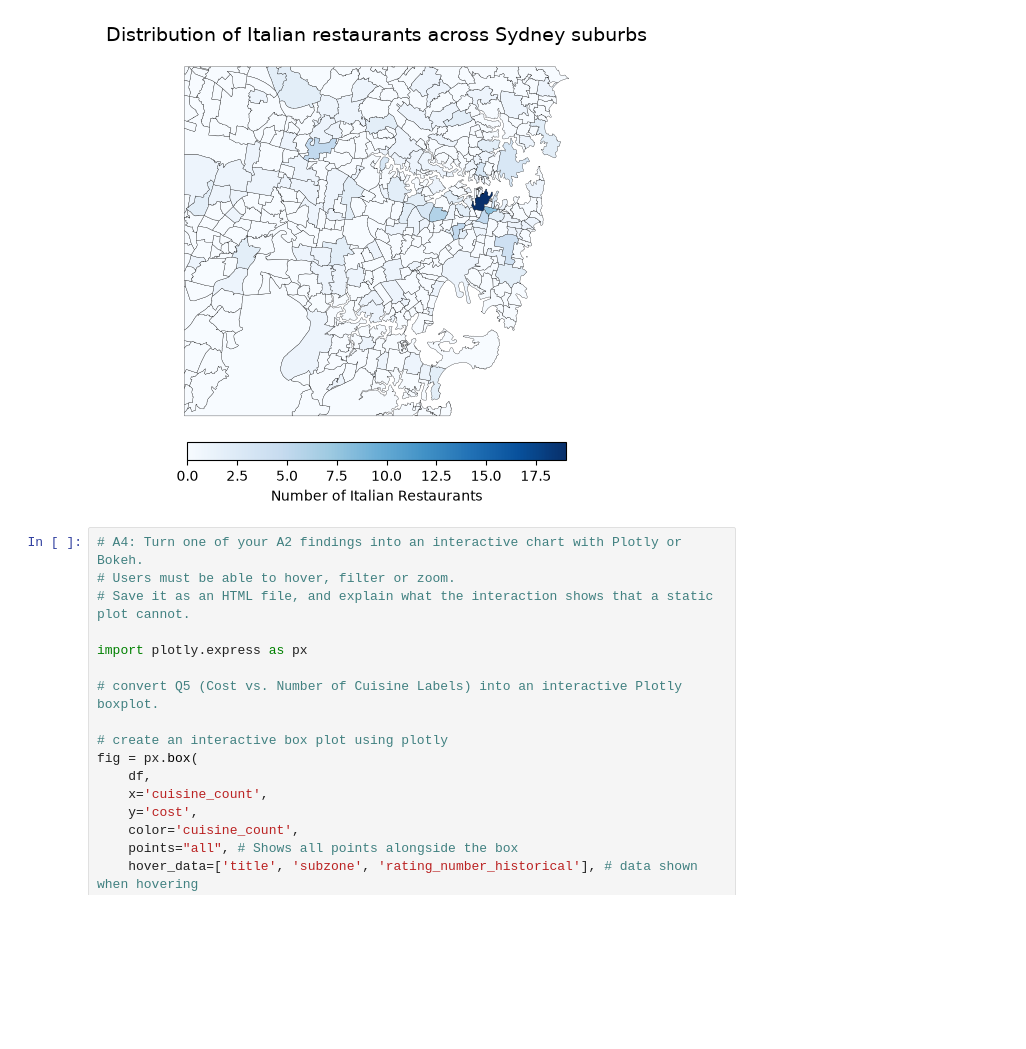
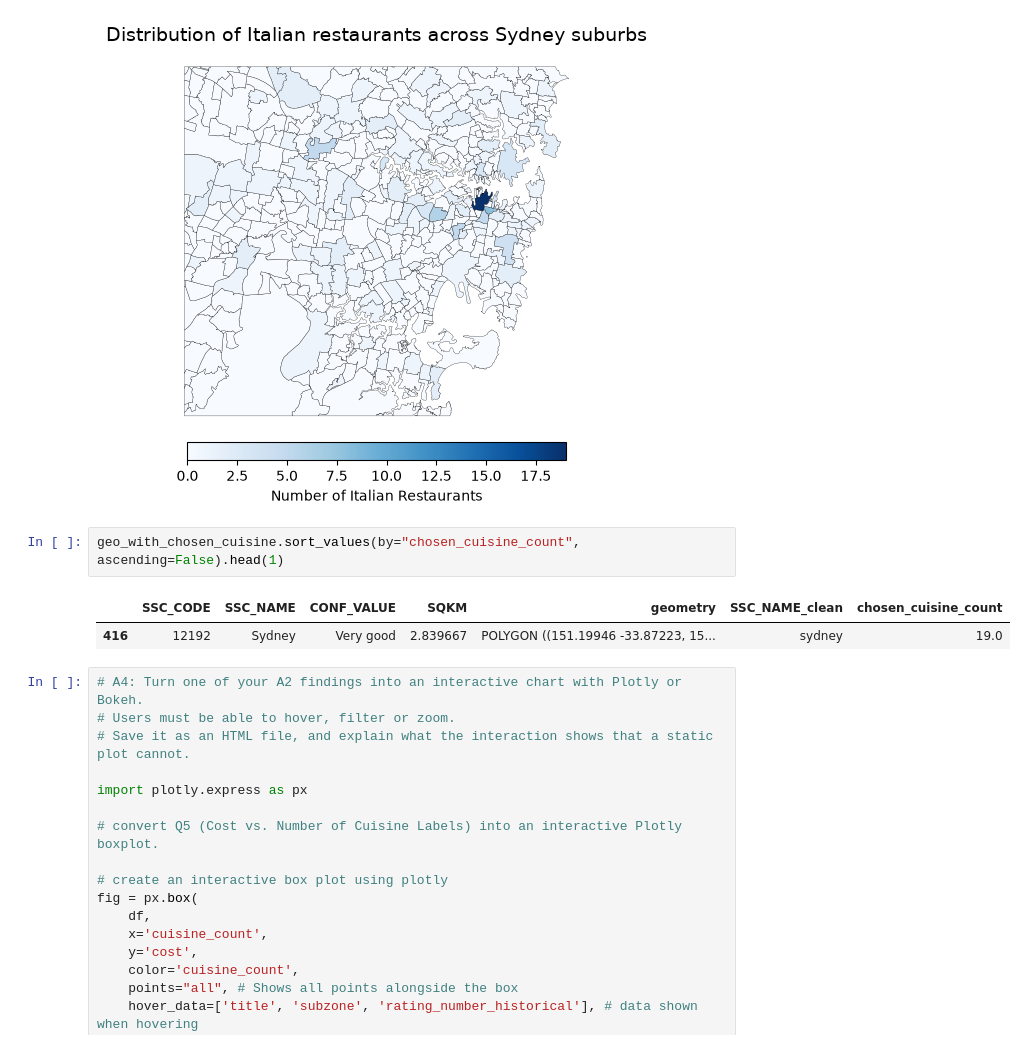
Before and after one commit to NhatHuyNguyen/3312605-dsts11523-final-project, a Jupyter notebook: part_a/src/part_a.ipynb, the cells around one changed output. Drawn from its saved outputs; the diff is of its cells as text; blank space fills up the shorter version.

```diff
--- a/part_a/src/part_a.ipynb
+++ b/part_a/src/part_a.ipynb
@@ -336,6 +336,11 @@ Without coordinates: 97
 Total: 3000
 Total 'Italian' restaurants matched: 195
 [figure]
+# %%
+geo_with_chosen_cuisine.sort_values(by="chosen_cuisine_count", ascending=False).head(1)
+# %% [output]
+|  | SSC_CODE | SSC_NAME | CONF_VALUE | SQKM | geometry | SSC_NAME_clean | chosen_cuisine_count |
+| 416 | 12192 | Sydney | Very good | 2.839667 | POLYGON ((151.19946 -33.87223, 15... | sydney | 19.0 |
 # %%
 # A4: Turn one of your A2 findings into an interactive chart with Plotly or Bokeh.
 # Users must be able to hover, filter or zoom.
```
